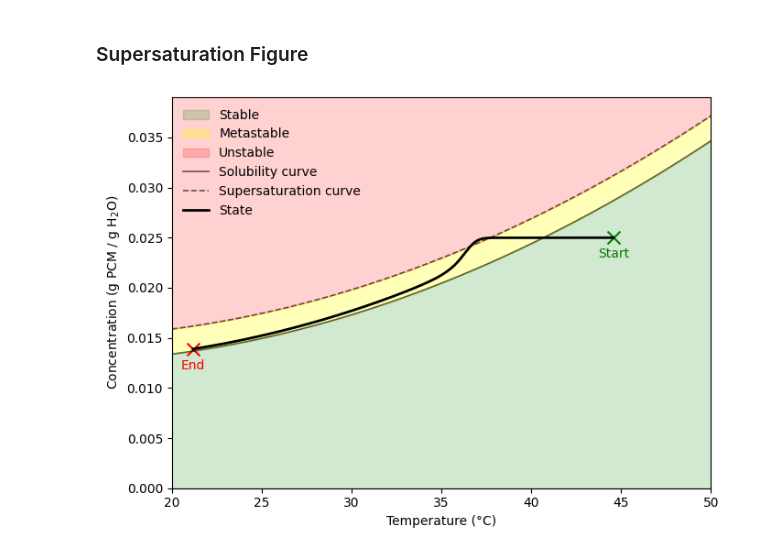
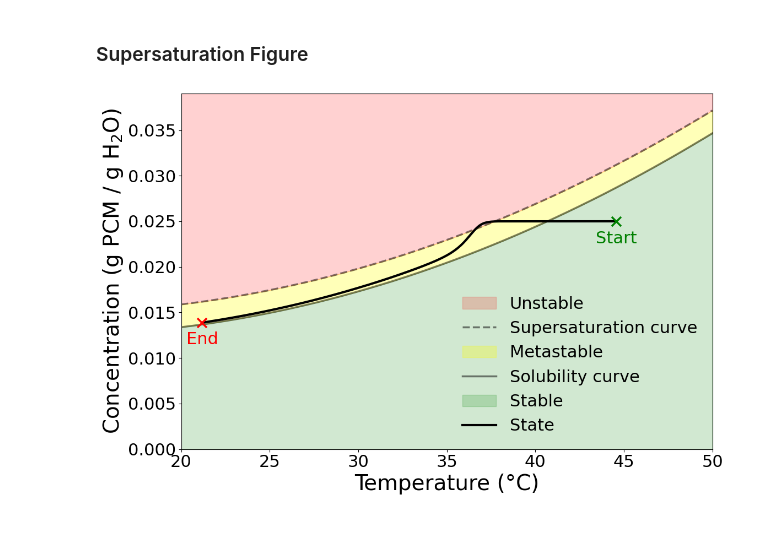
Before and after one commit to jjpersh/acetaminophen-water-cryst, a Jupyter notebook: final_figs.ipynb, the cells around one changed output. Drawn from its saved outputs; the diff is of its cells as text; code cells hidden in the pictures.

```diff
--- a/final_figs.ipynb
+++ b/final_figs.ipynb
@@ -270,66 +289,117 @@ x_max = T_C.max()
 y_min = 0
 y_max = sup_vals.max() * 1.05  # Slight padding at top
 
-plt.figure(figsize=(7,5))
+# Larger figure to match large fonts on a 48x36 poster
+plt.figure(figsize=(12, 8))
 
 # --------------------------
-# Shade regions
+# Shade regions (low zorder so they stay in the back)
 # --------------------------
 # Stable region (below solubility)
-plt.fill_between(T_C, y_min, Csat_vals,
-                 color="green", alpha=0.18, label="Stable")
+plt.fill_between(
+    T_C, y_min, Csat_vals,
+    color="green", alpha=0.18, label="Stable", zorder=1
+)
 
 # Metastable region
-plt.fill_between(T_C, Csat_vals, sup_vals,
-                 color="yellow", alpha=0.28, label="Metastable")
+plt.fill_between(
+    T_C, Csat_vals, sup_vals,
+    color="yellow", alpha=0.28, label="Metastable", zorder=1
+)
 
 # Unstable region
-plt.fill_between(T_C, sup_vals, y_max,
-                 color="red", alpha=0.18, label="Unstable")
+plt.fill_between(
+    T_C, sup_vals, y_max,
+    color="red", alpha=0.18, label="Unstable", zorder=1
+)
 
 # --------------------------
-# Draw curves (slightly thinner and translucent)
+# Draw curves (slightly above fills)
 # --------------------------
-plt.plot(T_C, Csat_vals, color="black", linewidth=1.2, alpha=0.6, label="Solubility curve")
-plt.plot(T_C, sup_vals,  color="black", linestyle="--", linewidth=1.2, alpha=0.6, label="Supersaturation curve")
+plt.plot(
+    T_C, Csat_vals,
+    color="black", linewidth=2.5, alpha=0.5,    # Increased opacity (was 0.8)
+    label="Solubility curve", zorder=2
+)
+plt.plot(
+    T_C, sup_vals,
+    color="black", linestyle="--", linewidth=2.5, alpha=0.5,   # Increased opacity (was 0.8)
+    label="Supersaturation curve", zorder=2
+)
 
 # Optional final state curve (no markers)
-plt.plot(T_final - 273.15, C_final,
-         color="black", linewidth=2, label="State")
+plt.plot(
+    T_final - 273.15, C_final,
+    color="black", linewidth=3,
+    label="State", zorder=3
+)
 
 # --------------------------
-# Mark starting and last state with green and red x's, and annotate them below their positions
+# Mark starting and last state (highest zorder)
 # --------------------------
+marker_size = 150  # larger markers for poster
+
 # Green 'x' for starting state
 T_initial = T_final[0]
 C_initial = C_final[0]
-plt.scatter(T_initial - 273.15, C_initial, color='green', marker='x', s=100)
-plt.text(T_initial - 273.15, C_initial - 0.001, "Start", color='green', fontsize=10, ha='center', va='top')
+plt.scatter(
+    T_initial - 273.15, C_initial,
+    color='green', marker='x', s=marker_size, zorder=5
+)
+plt.text(
+    T_initial - 273.15, C_initial - 0.001,
+    "Start", color='green', fontsize=22,
+    ha='center', va='top', zorder=6
+)
 
 # Red 'x' for final state
 T_last = T_final[-1]
 C_last = C_final[-1]
-plt.scatter(T_last - 273.15, C_last, color='red', marker='x', s=100)
-plt.text(T_last - 273.15, C_last - 0.001, "End", color='red', fontsize=10, ha='center', va='top')
+plt.scatter(
+    T_last - 273.15, C_last,
+    color='red', marker='x', s=marker_size, zorder=5
+)
+plt.text(
+    T_last - 273.15, C_last - 0.001,
+    "End", color='red', fontsize=22,
+    ha='center', va='top', zorder=6
+)
 
 # --------------------------
 # Style cleanup
 # --------------------------
 plt.xlim(x_min, x_max)
 plt.ylim(y_min, y_max)
 
 plt.xlabel("Temperature (°C)")
 plt.ylabel("Concentration (g PCM / g H$_2$O)")
-# plt.title("Solubility & Supersaturation Stability Regions")
 
-# No grid
 plt.grid(False)
 
-# Legend (do not include Start/End)
-plt.legend(frameon=False)
+# --------------------------
+# Legend: custom order
+# Unstable, Supersaturation curve, Metastable,
+# Solubility curve, Stable, State
+# --------------------------
+handles, labels = plt.gca().get_legend_handles_labels()
+
+order = [
+    labels.index("Unstable"),
+    labels.index("Supersaturation curve"),
+    labels.index("Metastable"),
+    labels.index("Solubility curve"),
+    labels.index("Stable"),
+    labels.index("State"),
+]
+
+plt.legend(
+    [handles[i] for i in order],
+    [labels[i] for i in order],
+    frameon=False
+)
 
 plt.tight_layout()
-plt.savefig("figs/supersaturation_fig.png", dpi=300)
+plt.savefig("figs/supersaturation_fig.png", dpi=300, bbox_inches="tight")
 plt.show()
 # %% [output]
-[figure, old version]
+[figure, new version]
```
Also changed, not shown: parts of 3 cells of this notebook, 3 other files.
